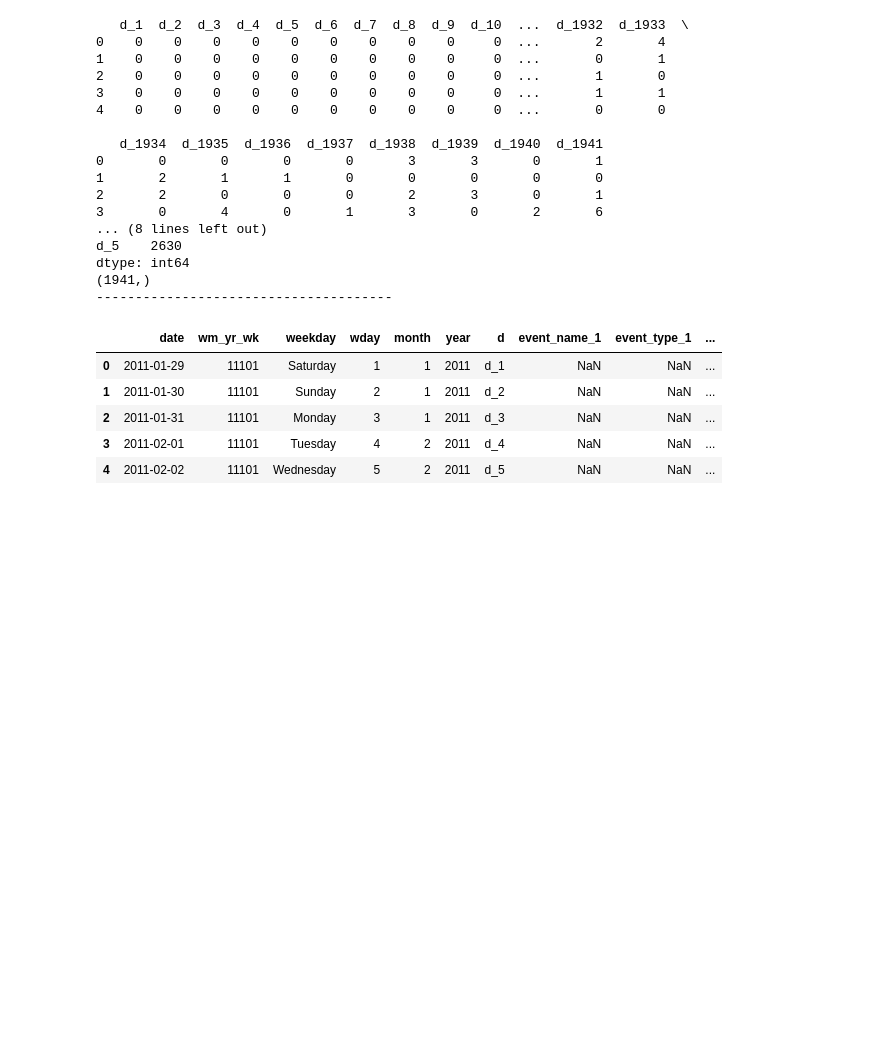
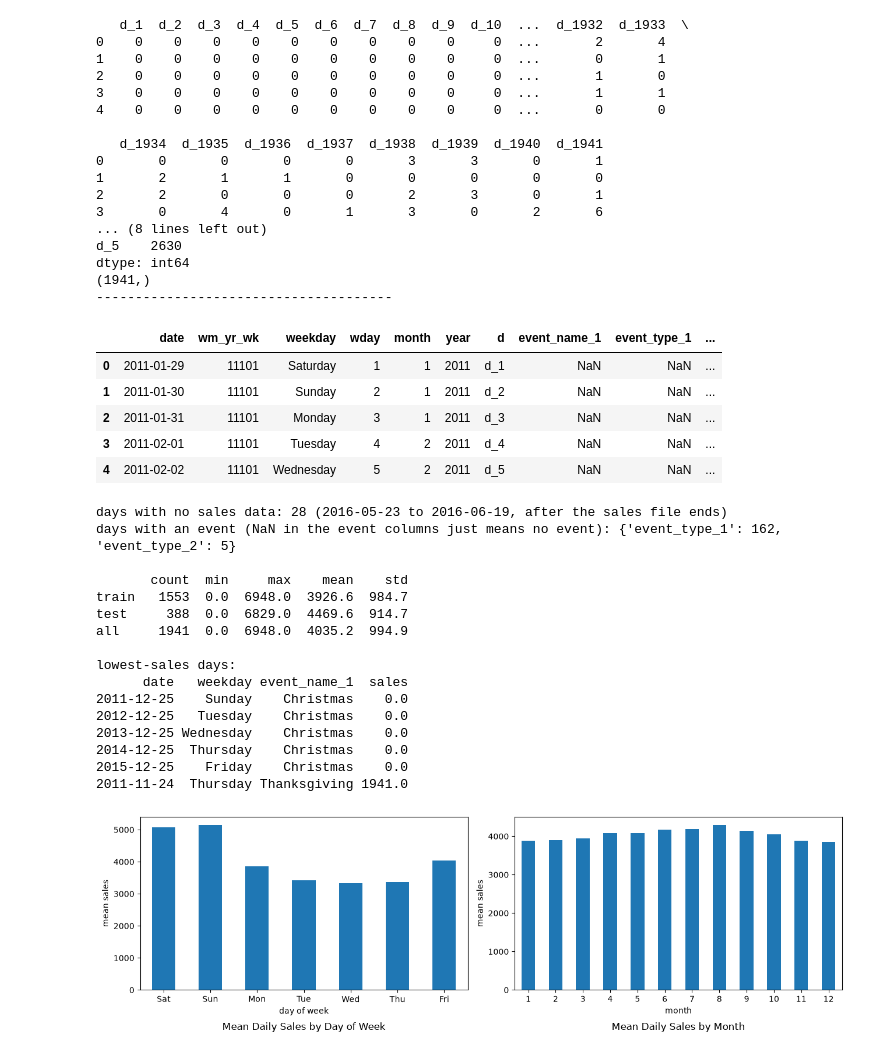
Before and after one commit to jacobshultz/wmart-sales-prediction, a Jupyter notebook: project.ipynb, the cells around one changed output. Saved outputs shown, nothing was run; the diff lists cells and outputs as text; code cells hidden in the pictures; blank space fills up the shorter version.

```diff
--- a/project.ipynb
+++ b/project.ipynb
@@ -29,8 +31,16 @@ import torch.nn as nn
 import pandas as pd
 from torch.utils.data import TensorDataset, DataLoader
 import matplotlib.pyplot as plt
-from matplotlib.patches import Circle, FancyArrowPatch, FancyBboxPatch
 from sklearn.preprocessing import MinMaxScaler
+from dataclasses import dataclass, field
+import numpy as np
+
+TRAIN_END = '2015-04-30'        # last training day; the test period is 2015-05-01 to 2016-05-22
+
+
+def bottom_title(ax, title):
+    """put the title under the x-axis label"""
+    ax.set_title(title, y=0, pad=-40, verticalalignment='top')
 # %%
 # Import the CSV files
 df_calendar = pd.read_csv('data/calendar.csv')  # Dates on which products are sold
@@ -142,4 +152,52 @@ df_calendar.head()
 | 2 | 2011-01-31 | 11101 | Monday | 3 | 1 | 2011 | d_3 | NaN | NaN | ... |
 | 3 | 2011-02-01 | 11101 | Tuesday | 4 | 2 | 2011 | d_4 | NaN | NaN | ... |
 | 4 | 2011-02-02 | 11101 | Wednesday | 5 | 2 | 2011 | d_5 | NaN | NaN | ... |
+# %%
+# basic statistics, missing values, outliers, and patterns, on the raw daily sales
+missing = df_calendar['sales'].isna()
+print(f"days with no sales data: {missing.sum()} "
+      f"({df_calendar.loc[missing, 'date'].min()} to {df_calendar.loc[missing, 'date'].max()}, after the sales file ends)")
+print('days with an event (NaN in the event columns just means no event):',
+      df_calendar[['event_type_1', 'event_type_2']].notna().sum().to_dict())
+
+raw = df_calendar[~missing]
+period = np.where(raw['date'] <= TRAIN_END, 'train', 'test')
+stats = raw.groupby(period)['sales'].agg(['count', 'min', 'max', 'mean', 'std']).loc[['train', 'test']]
+stats.loc['all'] = raw['sales'].agg(['count', 'min', 'max', 'mean', 'std'])
+stats['count'] = stats['count'].astype(int)
+print()
+print(stats.round(1))
+
+print('\nlowest-sales days:')
+print(raw.nsmallest(6, 'sales')[['date', 'weekday', 'event_name_1', 'sales']].to_string(index=False))
+
+# weekly and yearly patterns
+days_order = ['Saturday', 'Sunday', 'Monday', 'Tuesday', 'Wednesday', 'Thursday', 'Friday']
+fig, (ax1, ax2) = plt.subplots(1, 2, figsize=(13, 4))
+raw.groupby('weekday')['sales'].mean().reindex(days_order).rename(lambda d: d[:3]).plot.bar(ax=ax1, rot=0)
+raw.groupby('month')['sales'].mean().plot.bar(ax=ax2, rot=0)
+ax1.set(xlabel='day of week', ylabel='mean sales')
+ax2.set(xlabel='month', ylabel='mean sales')
+bottom_title(ax1, 'Mean Daily Sales by Day of Week')
+bottom_title(ax2, 'Mean Daily Sales by Month')
+plt.tight_layout()
+plt.show()
+# %% [output]
+days with no sales data: 28 (2016-05-23 to 2016-06-19, after the sales file ends)
+days with an event (NaN in the event columns just means no event): {'event_type_1': 162, 'event_type_2': 5}
+
+       count  min     max    mean    std
+train   1553  0.0  6948.0  3926.6  984.7
+test     388  0.0  6829.0  4469.6  914.7
+all     1941  0.0  6948.0  4035.2  994.9
+
+lowest-sales days:
+      date   weekday event_name_1  sales
+2011-12-25    Sunday    Christmas    0.0
+2012-12-25   Tuesday    Christmas    0.0
+2013-12-25 Wednesday    Christmas    0.0
+2014-12-25  Thursday    Christmas    0.0
+2015-12-25    Friday    Christmas    0.0
+2011-11-24  Thursday Thanksgiving 1941.0
+[figure, added]
 # %%
```
Also changed, not shown: parts of 16 cells of this notebook, 1 other file.
